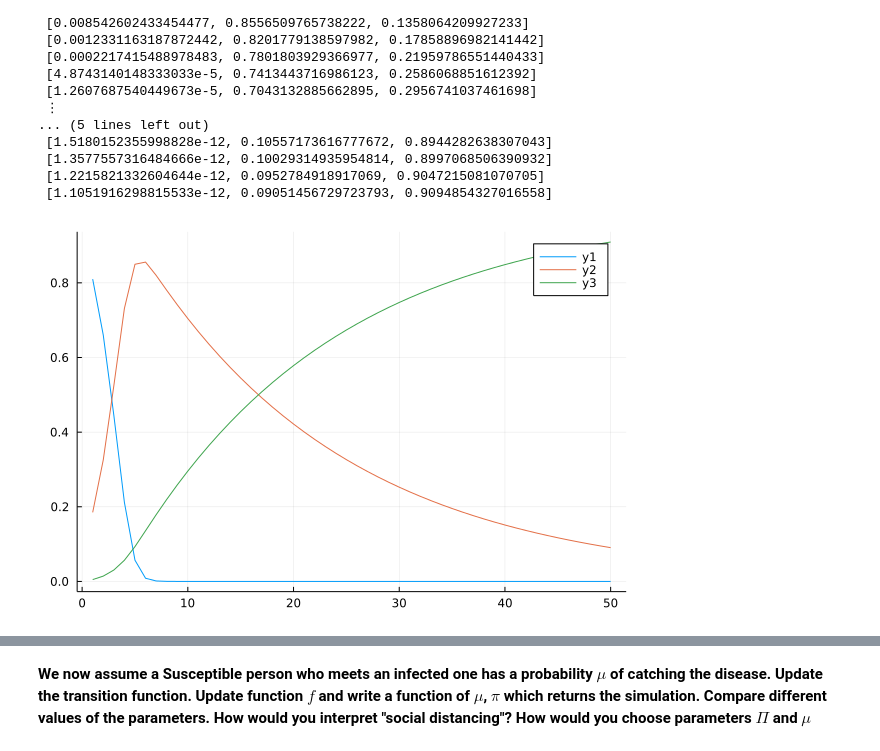
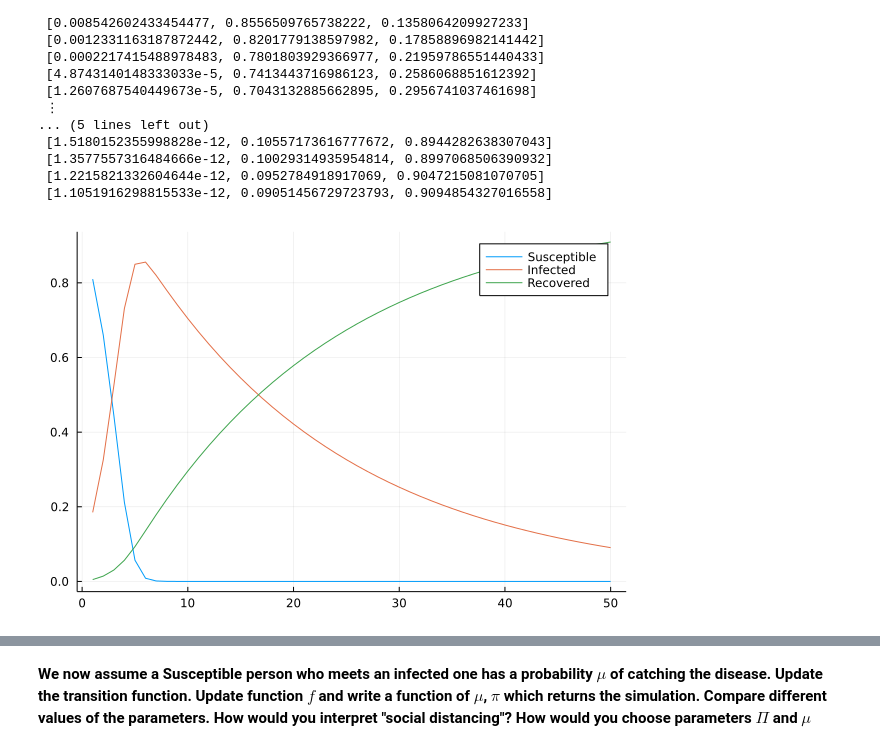
Before and after one commit to MaximeLamy/eco309, a Jupyter notebook: tutorials/1_2_Epidemiology.ipynb, the cells around one changed output, grey strips where cells are left out. Saved outputs shown, nothing was run; the diff lists cells and outputs as text; code cells hidden in the pictures.

```diff
--- a/tutorials/1_2_Epidemiology.ipynb
+++ b/tutorials/1_2_Epidemiology.ipynb
@@ -102,13 +103,13 @@ simulations
 # %%
 # Not sure why plotting doesn't work
 
 using Plots
 x = 1:50
 susc = [e[1] for e in simulations]
 inf = [e[2] for e in simulations]
 rec = [e[3] for e in simulations]
-plot(x, susc)
-plot!(x, inf)
-plot!(x, rec)
+plot(x, susc, label = "Susceptible")
+plot!(x, inf, label = "Infected")
+plot!(x, rec, label = "Recovered")
 # %% [output]
-[figure, old version]
+[figure, new version]
```
Also changed, not shown: parts of 6 cells of this notebook.
